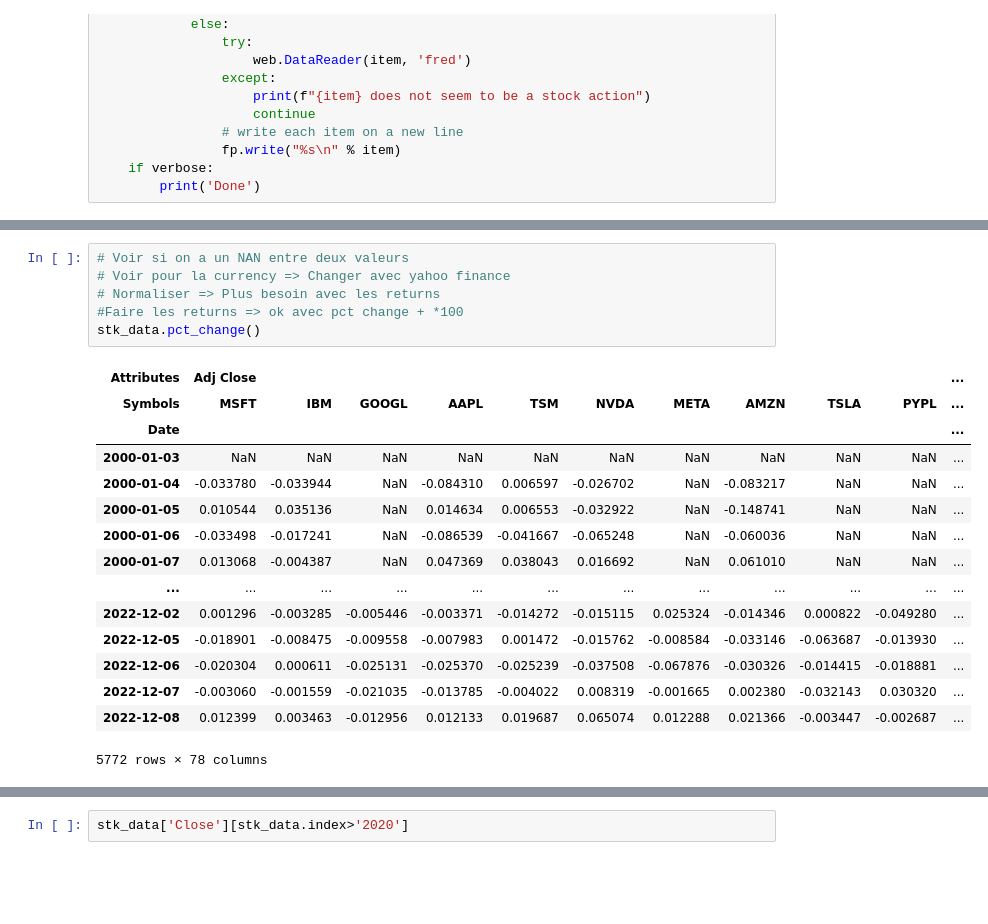
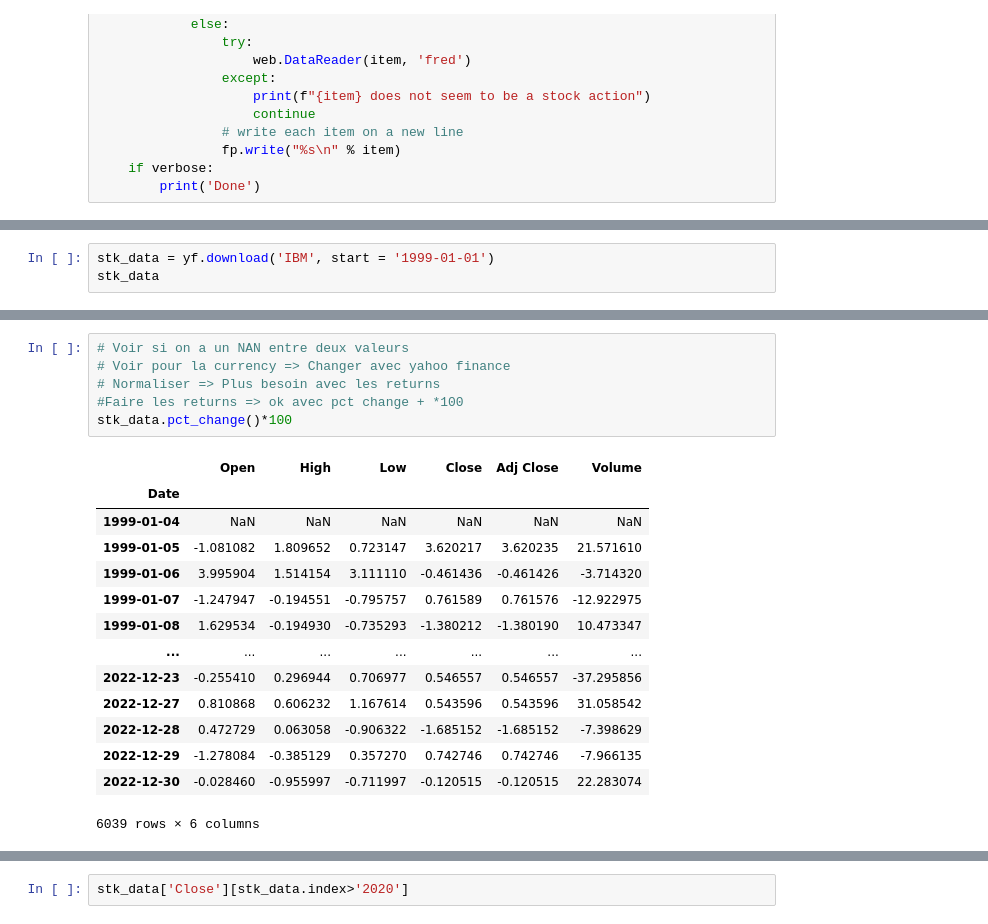
Before and after one commit to gabrielhayoun/PIE, a Jupyter notebook: pynance/data/data_functions.ipynb, the cells around one changed output, grey strips where cells are left out. Cells and saved outputs as stored; diff of their text form; blank space fills up the shorter version.

```diff
--- a/pynance/data/data_functions.ipynb
+++ b/pynance/data/data_functions.ipynb
@@ -97,0 +74,3 @@ stk_data = web.DataReader(x, 'yahoo', start='2000')
+# %%
+stk_data = yf.download('IBM', start = '1999-01-01')
+stk_data
@@ -98,22 +133,21 @@ stk_data = web.DataReader(x, 'yahoo', start='2000')
 # %%
 # Voir si on a un NAN entre deux valeurs
 # Voir pour la currency => Changer avec yahoo finance
 # Normaliser => Plus besoin avec les returns
 #Faire les returns => ok avec pct change + *100
-stk_data.pct_change()
+stk_data.pct_change()*100
 # %% [output]
-| Attributes | Adj Close |  |  |  |  |  |  |  |  |  | ... |
-| Symbols | MSFT | IBM | GOOGL | AAPL | TSM | NVDA | META | AMZN | TSLA | PYPL | ... |
-| Date |  |  |  |  |  |  |  |  |  |  | ... |
-| 2000-01-03 | NaN | NaN | NaN | NaN | NaN | NaN | NaN | NaN | NaN | NaN | ... |
-| 2000-01-04 | -0.033780 | -0.033944 | NaN | -0.084310 | 0.006597 | -0.026702 | NaN | -0.083217 | NaN | NaN | ... |
-| 2000-01-05 | 0.010544 | 0.035136 | NaN | 0.014634 | 0.006553 | -0.032922 | NaN | -0.148741 | NaN | NaN | ... |
-| 2000-01-06 | -0.033498 | -0.017241 | NaN | -0.086539 | -0.041667 | -0.065248 | NaN | -0.060036 | NaN | NaN | ... |
-| 2000-01-07 | 0.013068 | -0.004387 | NaN | 0.047369 | 0.038043 | 0.016692 | NaN | 0.061010 | NaN | NaN | ... |
-| ... | ... | ... | ... | ... | ... | ... | ... | ... | ... | ... | ... |
-| 2022-12-02 | 0.001296 | -0.003285 | -0.005446 | -0.003371 | -0.014272 | -0.015115 | 0.025324 | -0.014346 | 0.000822 | -0.049280 | ... |
-| 2022-12-05 | -0.018901 | -0.008475 | -0.009558 | -0.007983 | 0.001472 | -0.015762 | -0.008584 | -0.033146 | -0.063687 | -0.013930 | ... |
-| 2022-12-06 | -0.020304 | 0.000611 | -0.025131 | -0.025370 | -0.025239 | -0.037508 | -0.067876 | -0.030326 | -0.014415 | -0.018881 | ... |
-| 2022-12-07 | -0.003060 | -0.001559 | -0.021035 | -0.013785 | -0.004022 | 0.008319 | -0.001665 | 0.002380 | -0.032143 | 0.030320 | ... |
-| 2022-12-08 | 0.012399 | 0.003463 | -0.012956 | 0.012133 | 0.019687 | 0.065074 | 0.012288 | 0.021366 | -0.003447 | -0.002687 | ... |
+|  | Open | High | Low | Close | Adj Close | Volume |
+| Date |  |  |  |  |  |  |
+| 1999-01-04 | NaN | NaN | NaN | NaN | NaN | NaN |
+| 1999-01-05 | -1.081082 | 1.809652 | 0.723147 | 3.620217 | 3.620235 | 21.571610 |
+| 1999-01-06 | 3.995904 | 1.514154 | 3.111110 | -0.461436 | -0.461426 | -3.714320 |
+| 1999-01-07 | -1.247947 | -0.194551 | -0.795757 | 0.761589 | 0.761576 | -12.922975 |
+| 1999-01-08 | 1.629534 | -0.194930 | -0.735293 | -1.380212 | -1.380190 | 10.473347 |
+| ... | ... | ... | ... | ... | ... | ... |
+| 2022-12-23 | -0.255410 | 0.296944 | 0.706977 | 0.546557 | 0.546557 | -37.295856 |
+| 2022-12-27 | 0.810868 | 0.606232 | 1.167614 | 0.543596 | 0.543596 | 31.058542 |
+| 2022-12-28 | 0.472729 | 0.063058 | -0.906322 | -1.685152 | -1.685152 | -7.398629 |
+| 2022-12-29 | -1.278084 | -0.385129 | 0.357270 | 0.742746 | 0.742746 | -7.966135 |
+| 2022-12-30 | -0.028460 | -0.955997 | -0.711997 | -0.120515 | -0.120515 | 22.283074 |
-5772 rows × 78 columns
+6039 rows × 6 columns
```
Also changed, not shown: parts of 10 cells of this notebook, 5 other files.
